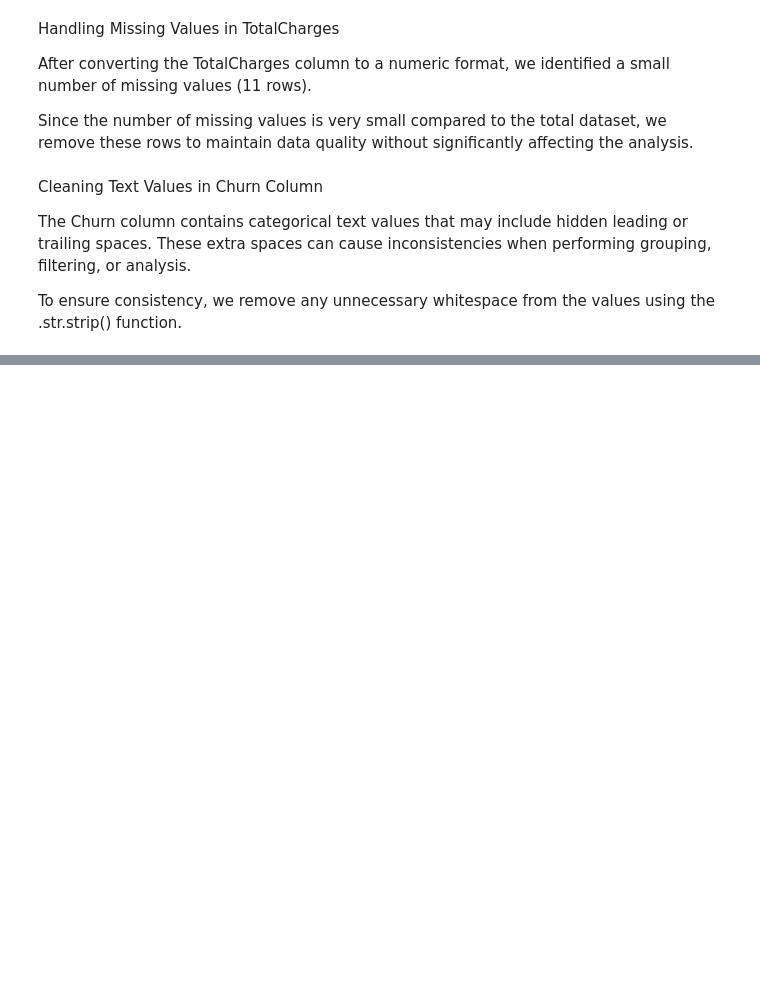
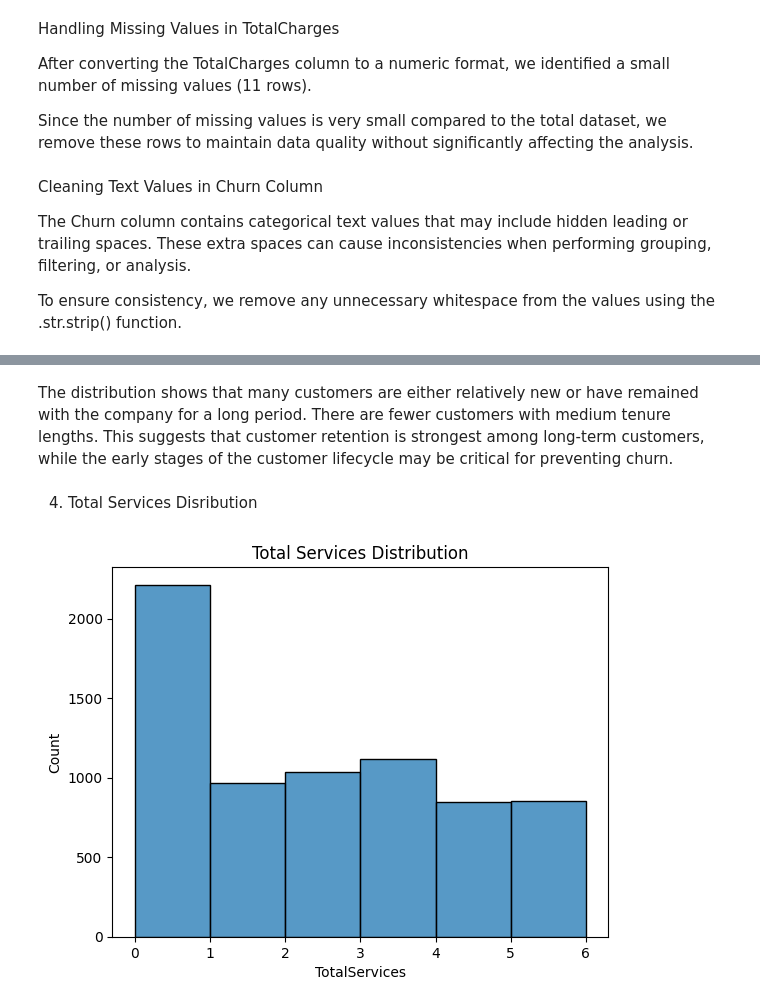
Before and after one commit to MaurineChemutai/Customer_Churn_and_Revenue_Insights_Analysis, a Jupyter notebook: churn_analysis.ipynb, the cells around one changed output, grey strips where cells are left out. Cells and saved outputs as stored; diff of their text form; code cells hidden in the pictures; blank space fills up the shorter version.

```diff
--- a/churn_analysis.ipynb
+++ b/churn_analysis.ipynb
@@ -238,0 +341,11 @@ To ensure consistency, we remove any unnecessary whitespace from the values usin
+# %% [markdown]
+
+The distribution shows that many customers are either relatively new or have remained with the company for a long period. There are fewer customers with medium tenure lengths. This suggests that customer retention is strongest among long-term customers, while the early stages of the customer lifecycle may be critical for preventing churn.
+# %% [markdown]
+4. Total Services Disribution
+# %%
+sns.histplot(data['TotalServices'], bins=6)
+plt.title("Total Services Distribution")
+plt.show()
+# %% [output]
+[figure, added]
```
Also changed, not shown: parts of 30 cells of this notebook.
